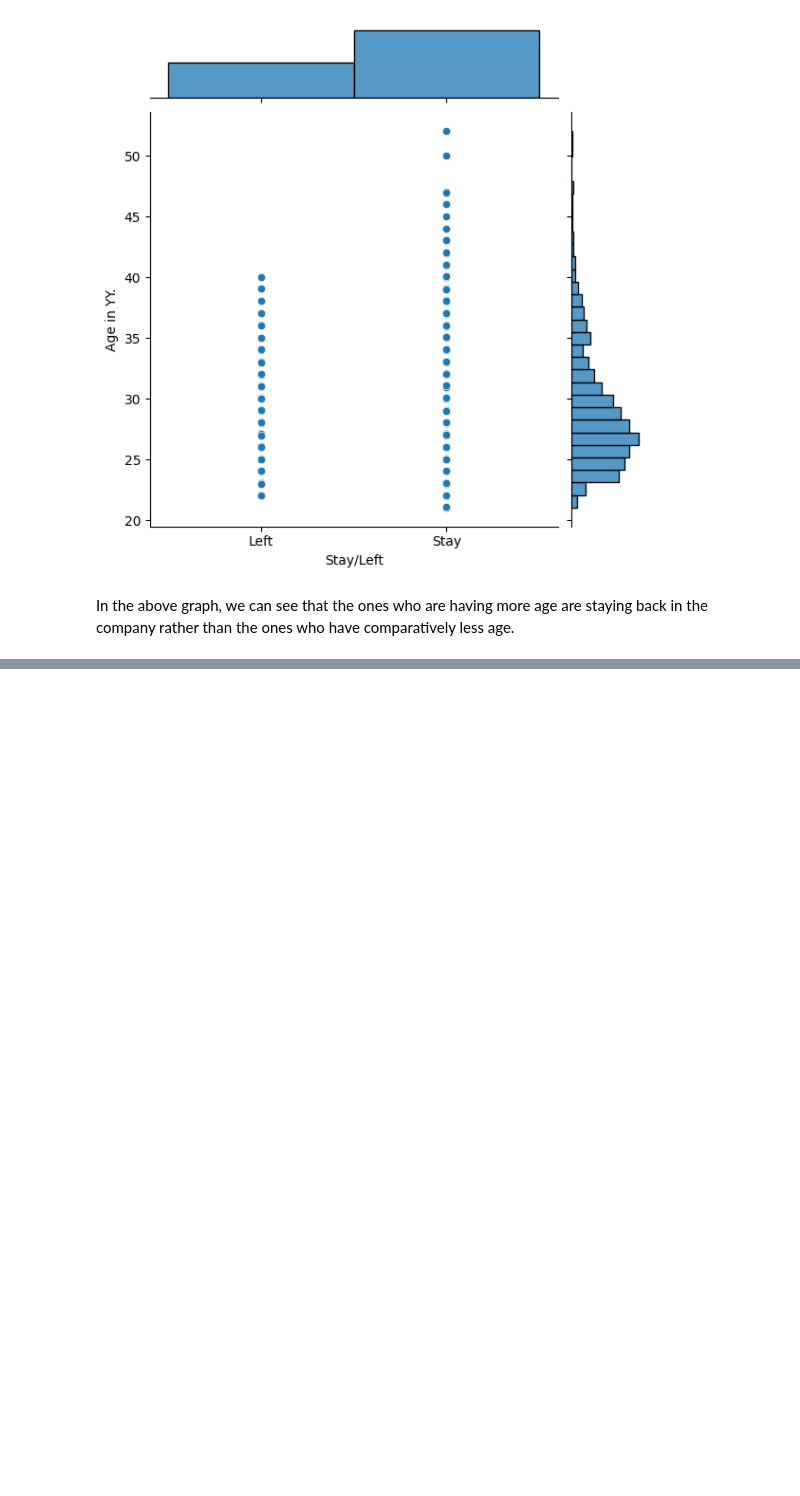
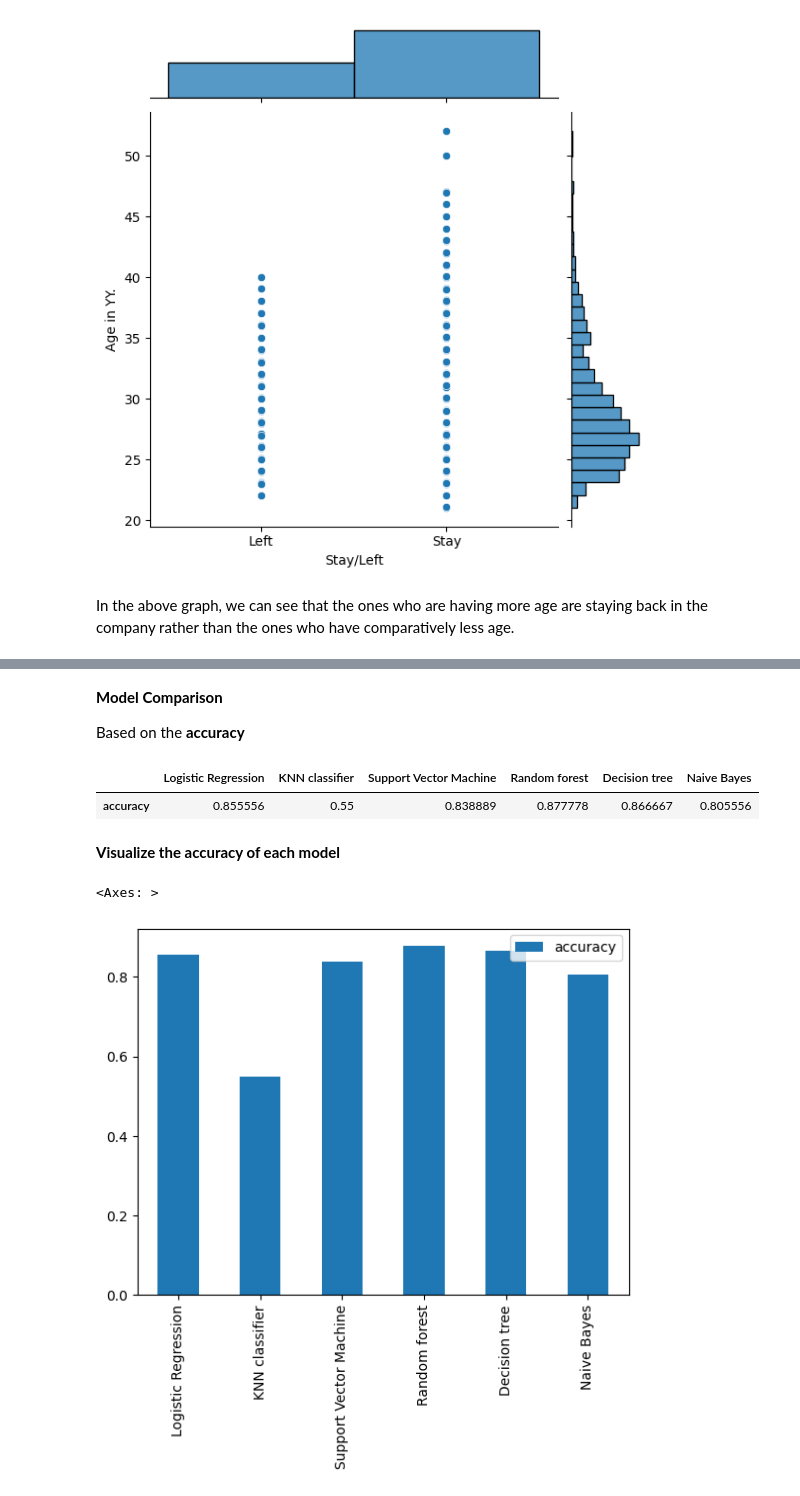
Before and after one commit to Kavin-Prasanth75/Employee-attrition-prediction, a Jupyter notebook: main.ipynb, the cells around one changed output, grey strips where cells are left out. Cells and saved outputs as stored; diff of their text form; code cells hidden in the pictures; blank space fills up the shorter version.

```diff
--- a/main.ipynb
+++ b/main.ipynb
@@ -318,0 +684,5 @@ In the above graph, we can see that the ones who are having more age are staying
+# %%
+##Splitting data – Train test split
+
+X_train,X_test,y_train,y_test = train_test_split(X,y,test_size=0.2,random_state=4)
+X_train.head()
@@ -318,0 +725,7 @@ In the above graph, we can see that the ones who are having more age are staying
+# %%
+lr=LogisticRegression(C = 0.1, random_state = 42, solver = 'liblinear')
+dt=DecisionTreeClassifier()
+rm=RandomForestClassifier()
+gnb=GaussianNB()
+knn = KNeighborsClassifier(n_neighbors=3)
+svm = svm.SVC(kernel='linear')
@@ -318,0 +760,9 @@ In the above graph, we can see that the ones who are having more age are staying
+# %%
+model_scores={'Logistic Regression':lr.score(X_test,y_test),
+             'KNN classifier':knn.score(X_test,y_test),
+             'Support Vector Machine':svm.score(X_test,y_test),
+             'Random forest':rm.score(X_test,y_test),
+              'Decision tree':dt.score(X_test,y_test),
+              'Naive Bayes':gnb.score(X_test,y_test)
+             }
+model_scores
@@ -318,0 +829,17 @@ In the above graph, we can see that the ones who are having more age are staying
+# %% [markdown]
+**Model Comparison**
+
+Based on the **accuracy**
+# %%
+model_compare=pd.DataFrame(model_scores,index=['accuracy'])
+model_compare
+# %% [output]
+|  | Logistic Regression | KNN classifier | Support Vector Machine | Random forest | Decision tree | Naive Bayes |
+| accuracy | 0.855556 | 0.55 | 0.838889 | 0.877778 | 0.866667 | 0.805556 |
+# %% [markdown]
+**Visualize the accuracy of each model**
+# %%
+model_compare.T.plot(kind='bar') # (T is here for transpose)
+# %% [output]
+<Axes: >
+[figure, added]
```
Also changed, not shown: parts of 63 cells of this notebook, 2 other files.
